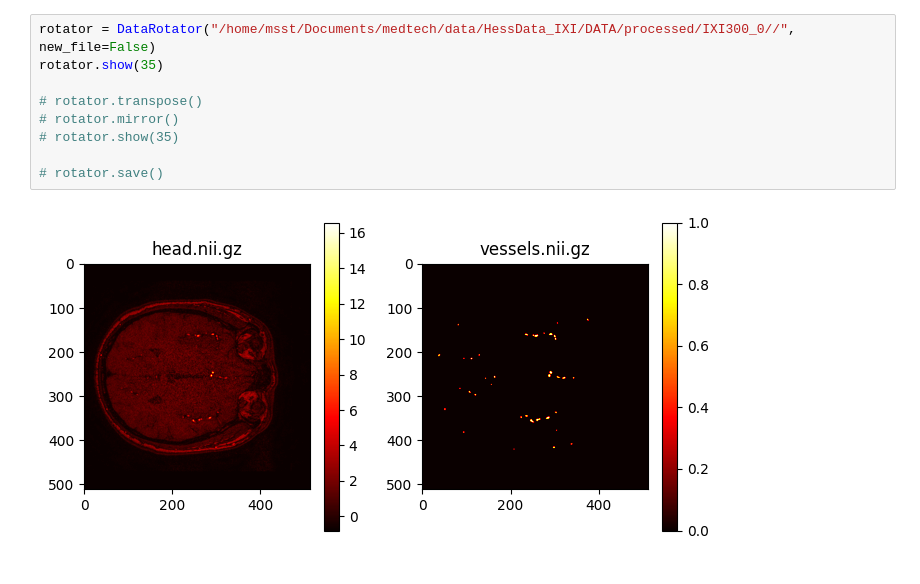
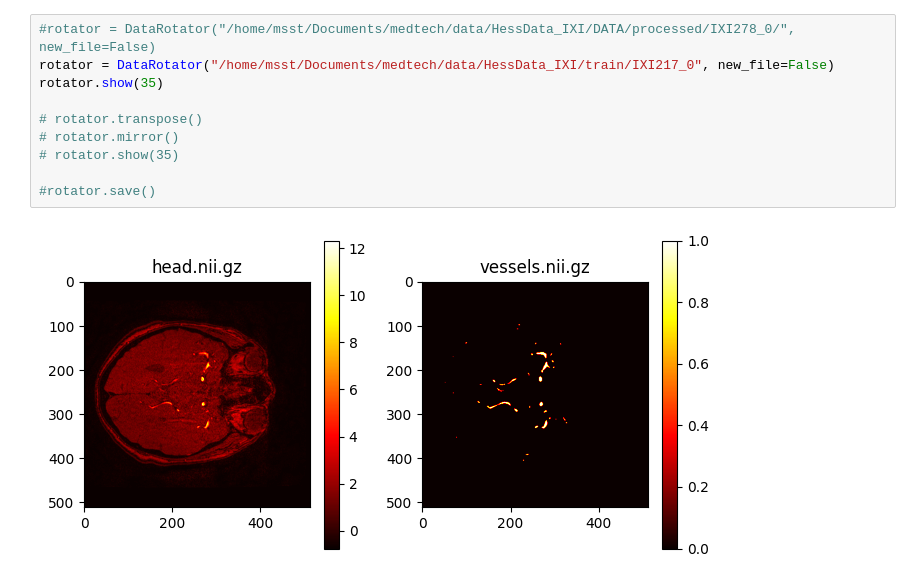
Before and after one commit to MiShutov/VesselSegmentation, a Jupyter notebook: data_processing/data_processing.ipynb, the cells around one changed output. Cells and saved outputs as stored; diff of their text form.

```diff
--- a/data_processing/data_processing.ipynb
+++ b/data_processing/data_processing.ipynb
@@ -27,11 +147,12 @@ IXI217
 # %%
-rotator = DataRotator("/home/msst/Documents/medtech/data/HessData_IXI/DATA/processed/IXI300_0//", new_file=False)
+#rotator = DataRotator("/home/msst/Documents/medtech/data/HessData_IXI/DATA/processed/IXI278_0/", new_file=False)
+rotator = DataRotator("/home/msst/Documents/medtech/data/HessData_IXI/train/IXI217_0", new_file=False)
 rotator.show(35)
 
 # rotator.transpose()
 # rotator.mirror()
 # rotator.show(35)
 
-# rotator.save()
+#rotator.save()
 # %% [output]
-[figure, old version]
+[figure, new version]
```
Also changed, not shown: parts of 11 cells of this notebook, 10 other files.
